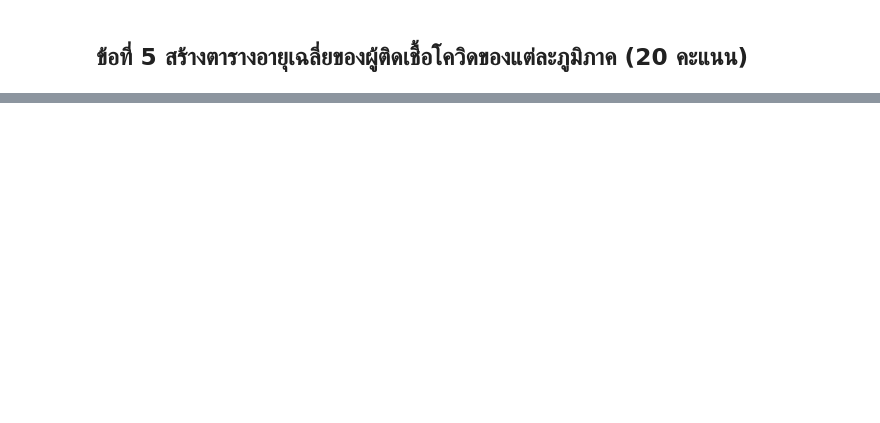
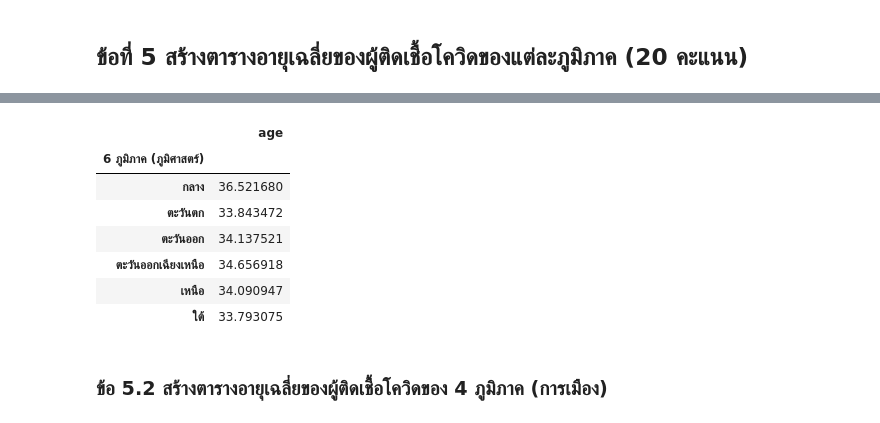
Before and after one commit to sitthatkaja/data_viz_2022, a Jupyter notebook: BasicPython&DataViz_midterm2022.ipynb, the cells around one changed output, grey strips where cells are left out. Cells and saved outputs as stored; diff of their text form; code cells hidden in the pictures; blank space fills up the shorter version.

```diff
--- a/BasicPython&DataViz_midterm2022.ipynb
+++ b/BasicPython&DataViz_midterm2022.ipynb
@@ -807,0 +878,14 @@ covid_data_on
+# %%
+pro5_G_avg = pro5_G.groupby(['6 ภูมิภาค (ภูมิศาสตร์)']).mean()
+pro5_G_avg
+# %% [output]
+|  | age |
+| 6 ภูมิภาค (ภูมิศาสตร์) |  |
+| กลาง | 36.521680 |
+| ตะวันตก | 33.843472 |
+| ตะวันออก | 34.137521 |
+| ตะวันออกเฉียงเหนือ | 34.656918 |
+| เหนือ | 34.090947 |
+| ใต้ | 33.793075 |
+# %% [markdown]
+### ข้อ 5.2 สร้างตารางอายุเฉลี่ยของผู้ติดเชื้อโควิดของ 4 ภูมิภาค (การเมือง)
```
Also changed, not shown: parts of 14 cells of this notebook.
